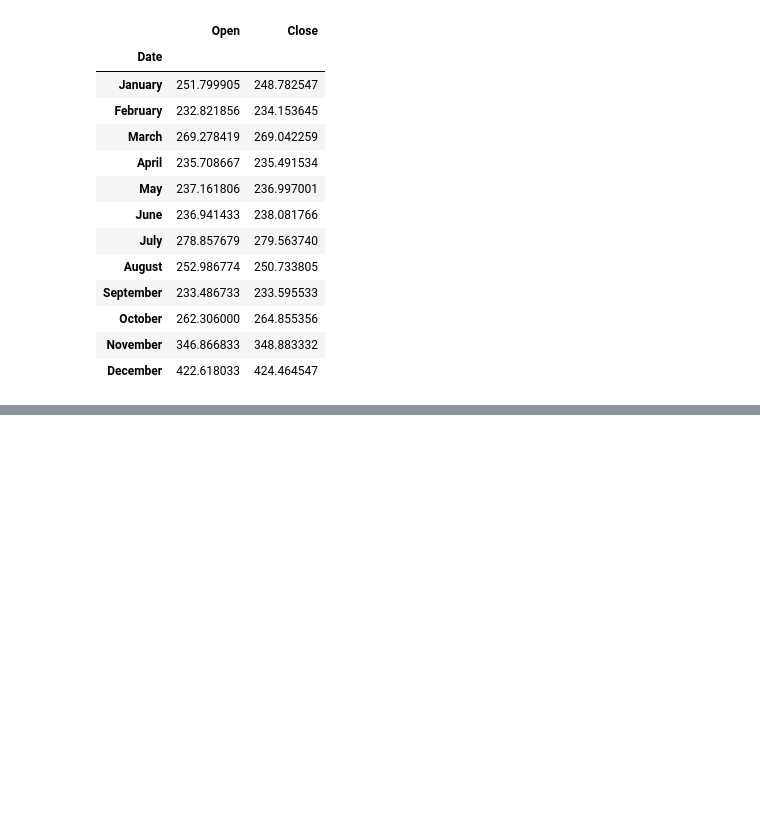
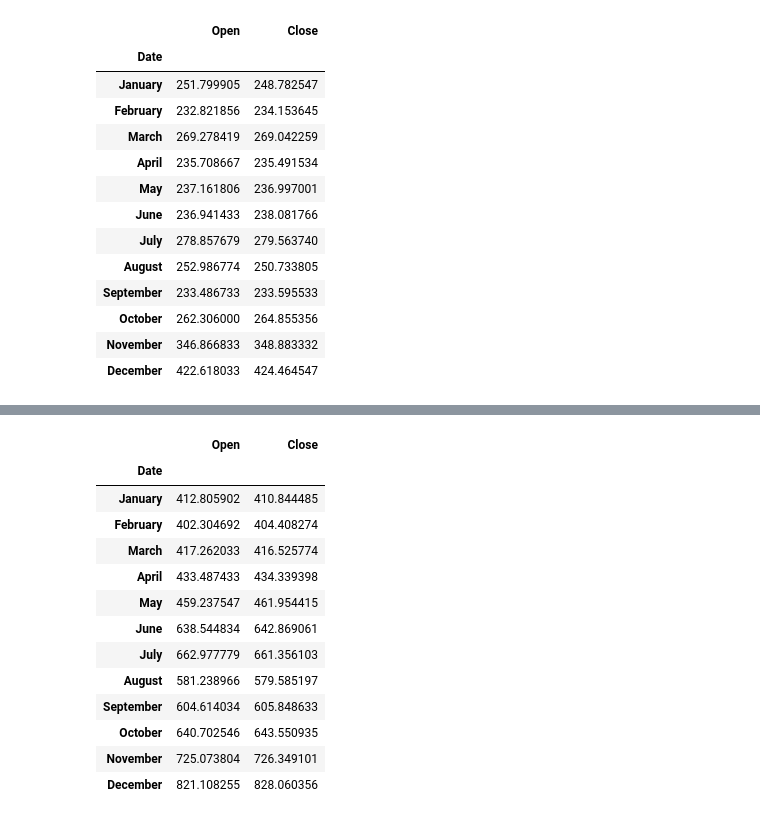
Before and after one commit to shahiatif/Data-Science-final-Year-Project, a Jupyter notebook: TimeSeriesModeling.ipynb, the cells around one changed output, grey strips where cells are left out. Saved outputs shown, nothing was run; the diff lists cells and outputs as text; code cells hidden in the pictures; blank space fills up the shorter version.

```diff
--- a/TimeSeriesModeling.ipynb
+++ b/TimeSeriesModeling.ipynb
@@ -263,0 +353,21 @@ monthvise
+# %%
+monthvise= y_2016.groupby(y_2016['Date'].dt.strftime('%B'))[['Open','Close']].mean()
+new_order = ['January', 'February', 'March', 'April', 'May', 'June', 'July', 'August',
+             'September', 'October', 'November', 'December']
+monthvise = monthvise.reindex(new_order, axis=0)
+monthvise
+# %% [output]
+|  | Open | Close |
+| Date |  |  |
+| January | 412.805902 | 410.844485 |
+| February | 402.304692 | 404.408274 |
+| March | 417.262033 | 416.525774 |
+| April | 433.487433 | 434.339398 |
+| May | 459.237547 | 461.954415 |
+| June | 638.544834 | 642.869061 |
+| July | 662.977779 | 661.356103 |
+| August | 581.238966 | 579.585197 |
+| September | 604.614034 | 605.848633 |
+| October | 640.702546 | 643.550935 |
+| November | 725.073804 | 726.349101 |
+| December | 821.108255 | 828.060356 |
```
Also changed, not shown: parts of 16 cells of this notebook.
